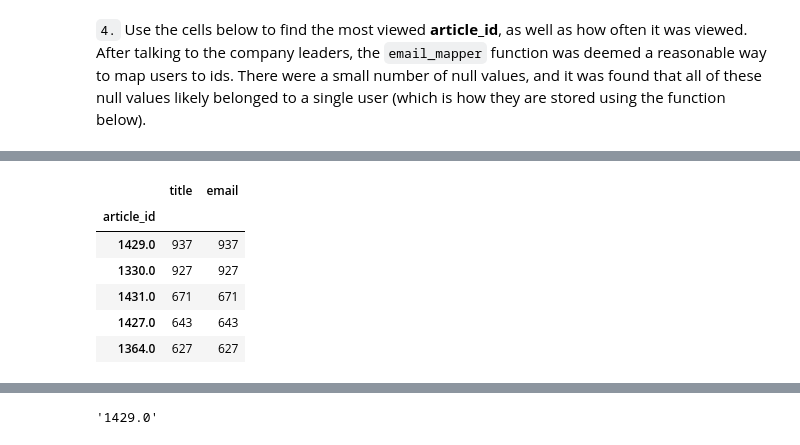
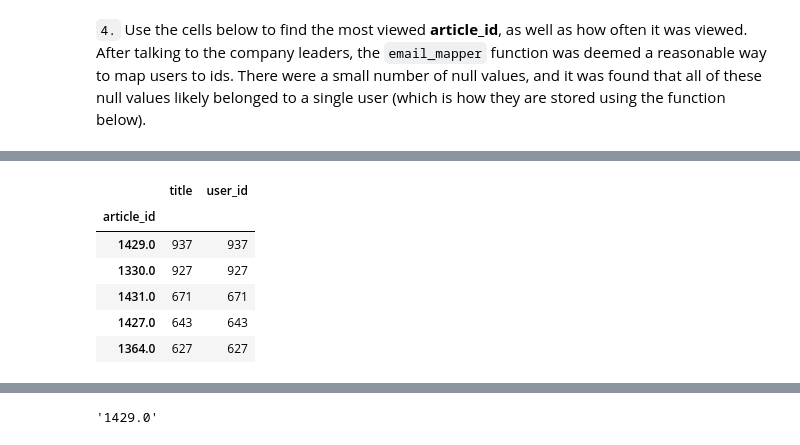
Before and after one commit to hchen3368/Articles-Recommendation-on-IBM-Watson, a Jupyter notebook: 1_notebook_EDA_&_Cleaning.ipynb, the cells around one changed output, grey strips where cells are left out. Drawn from its saved outputs; the diff is of its cells as text; code cells hidden in the pictures.

Commit message:
update notebook1

```diff
--- a/1_notebook_EDA_&_Cleaning.ipynb
+++ b/1_notebook_EDA_&_Cleaning.ipynb
@@ -105,0 +169,26 @@ sns.boxplot(n_articles_per_user)
+# %%
+## No need to change the code here - this will be helpful for later parts of the notebook
+# Run this cell to map the user email to a user_id column and remove the email column
+
+def email_mapper():
+    coded_dict = dict()
+    cter = 1
+    email_encoded = []
+
+    for val in df['email']:
+        if val not in coded_dict:
+            coded_dict[val] = cter
+            cter+=1
+
+        email_encoded.append(coded_dict[val])
+    return email_encoded
+
+try:
+    email_encoded = email_mapper()
+    del df['email']
+    df['user_id'] = email_encoded
+except KeyError:
+    print('The column "email" may has been transformed. There was an KeyError.' )
+
+# show header
+df.head()
@@ -194,7 +270,8 @@ df[df.email.isna()]
 # %%
-df.groupby('article_id').count().sort_values('title', ascending=False).iloc[:5]
+num_reads = df.groupby('article_id').count().sort_values('title', ascending=False)
+num_reads.iloc[:5]
 # %% [output]
-|  | title | email |
+|  | title | user_id |
 | article_id |  |  |
 | 1429.0 | 937 | 937 |
 | 1330.0 | 927 | 927 |
```
Also changed, not shown: parts of 46 cells of this notebook, 1 other file.
